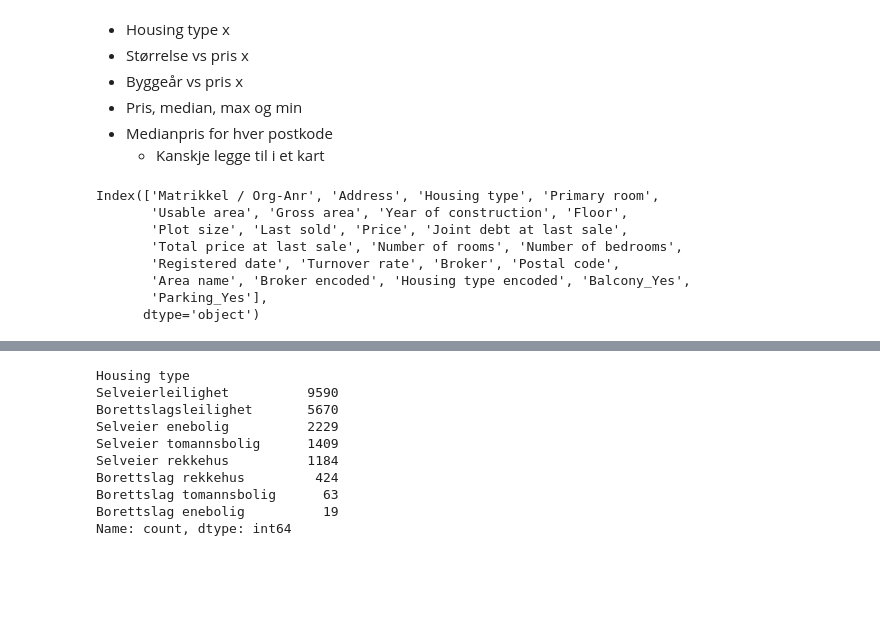
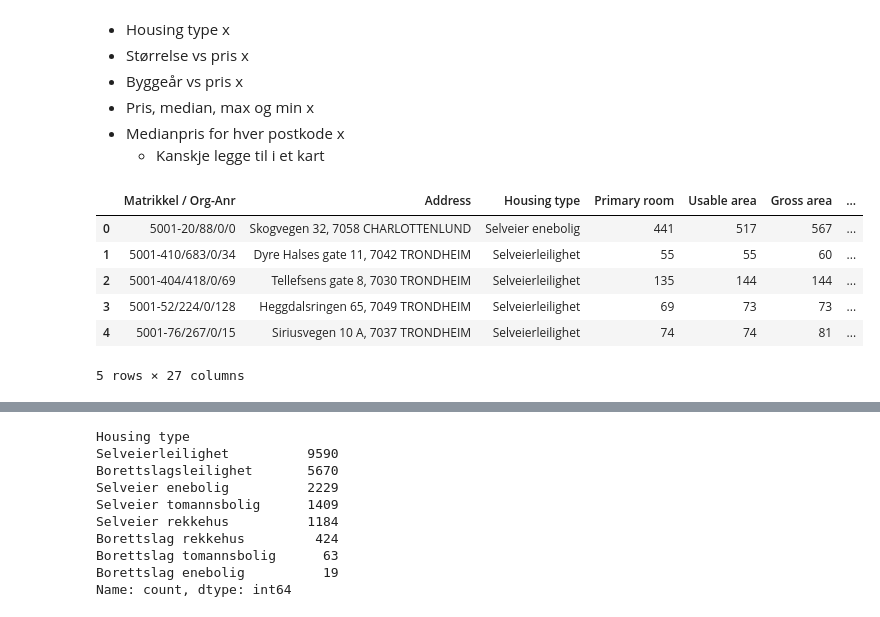
Before and after one commit to sebalexsmith/Bachelor-Thesis-Business-Analytics, a Jupyter notebook: Mats/Descriptive.ipynb, the cells around one changed output, grey strips where cells are left out. Cells and saved outputs as stored; diff of their text form; code cells hidden in the pictures; blank space fills up the shorter version.

```diff
--- a/Mats/Descriptive.ipynb
+++ b/Mats/Descriptive.ipynb
@@ -30,19 +30,18 @@ import matplotlib.pyplot as plt
 * Housing type x
 * Størrelse vs pris x
 * Byggeår vs pris x
-* Pris, median, max og min
-* Medianpris for hver postkode
+* Pris, median, max og min x
+* Medianpris for hver postkode x
     * Kanskje legge til i et kart
 # %%
 df = pd.read_csv('../Felles/TrondheimHousingDataCleaned.csv')
 # %%
-df.columns
+df.head()
 # %% [output]
+|  | Matrikkel / Org-Anr | Address | Housing type | Primary room | Usable area | Gross area | ... |
+| 0 | 5001-20/88/0/0 | Skogvegen 32, 7058 CHARLOTTENLUND | Selveier enebolig | 441 | 517 | 567 | ... |
+| 1 | 5001-410/683/0/34 | Dyre Halses gate 11, 7042 TRONDHEIM | Selveierleilighet | 55 | 55 | 60 | ... |
+| 2 | 5001-404/418/0/69 | Tellefsens gate 8, 7030 TRONDHEIM | Selveierleilighet | 135 | 144 | 144 | ... |
+| 3 | 5001-52/224/0/128 | Heggdalsringen 65, 7049 TRONDHEIM | Selveierleilighet | 69 | 73 | 73 | ... |
+| 4 | 5001-76/267/0/15 | Siriusvegen 10 A, 7037 TRONDHEIM | Selveierleilighet | 74 | 74 | 81 | ... |
-Index(['Matrikkel / Org-Anr', 'Address', 'Housing type', 'Primary room',
-       'Usable area', 'Gross area', 'Year of construction', 'Floor',
-       'Plot size', 'Last sold', 'Price', 'Joint debt at last sale',
-       'Total price at last sale', 'Number of rooms', 'Number of bedrooms',
-       'Registered date', 'Turnover rate', 'Broker', 'Postal code',
-       'Area name', 'Broker encoded', 'Housing type encoded', 'Balcony_Yes',
-       'Parking_Yes'],
-      dtype='object')
+5 rows × 27 columns
```
Also changed, not shown: parts of 12 cells of this notebook.
